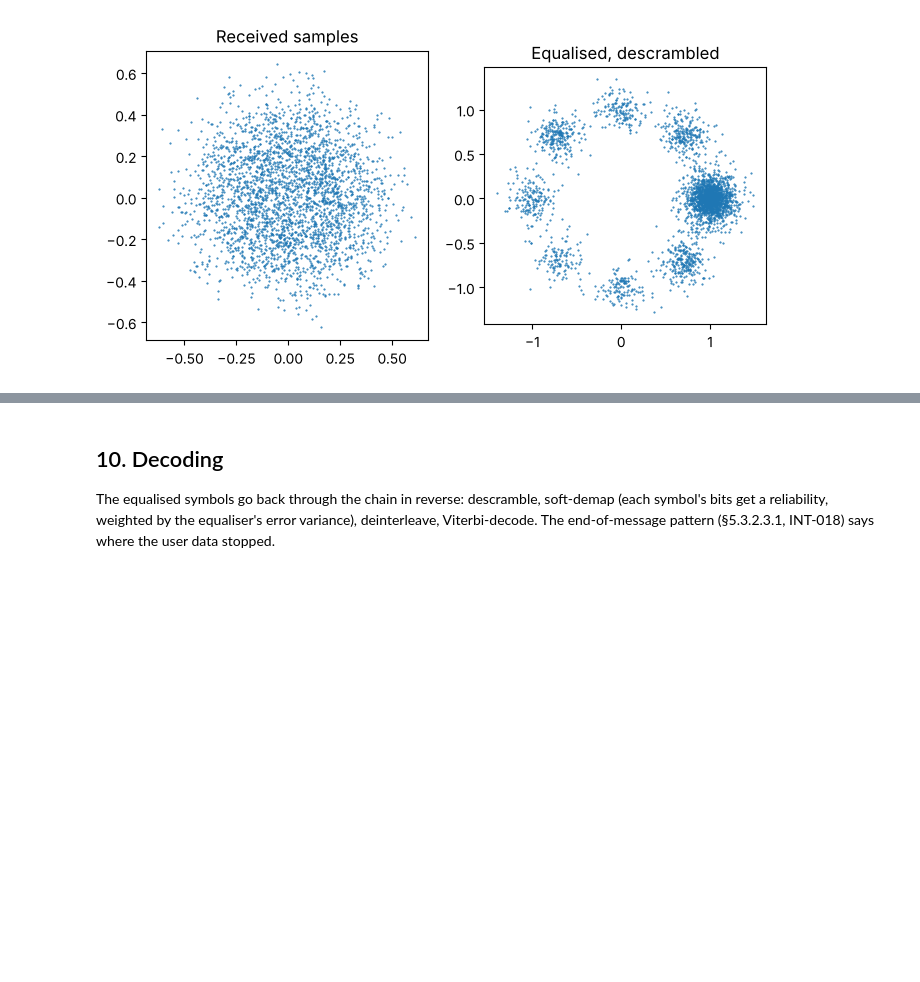
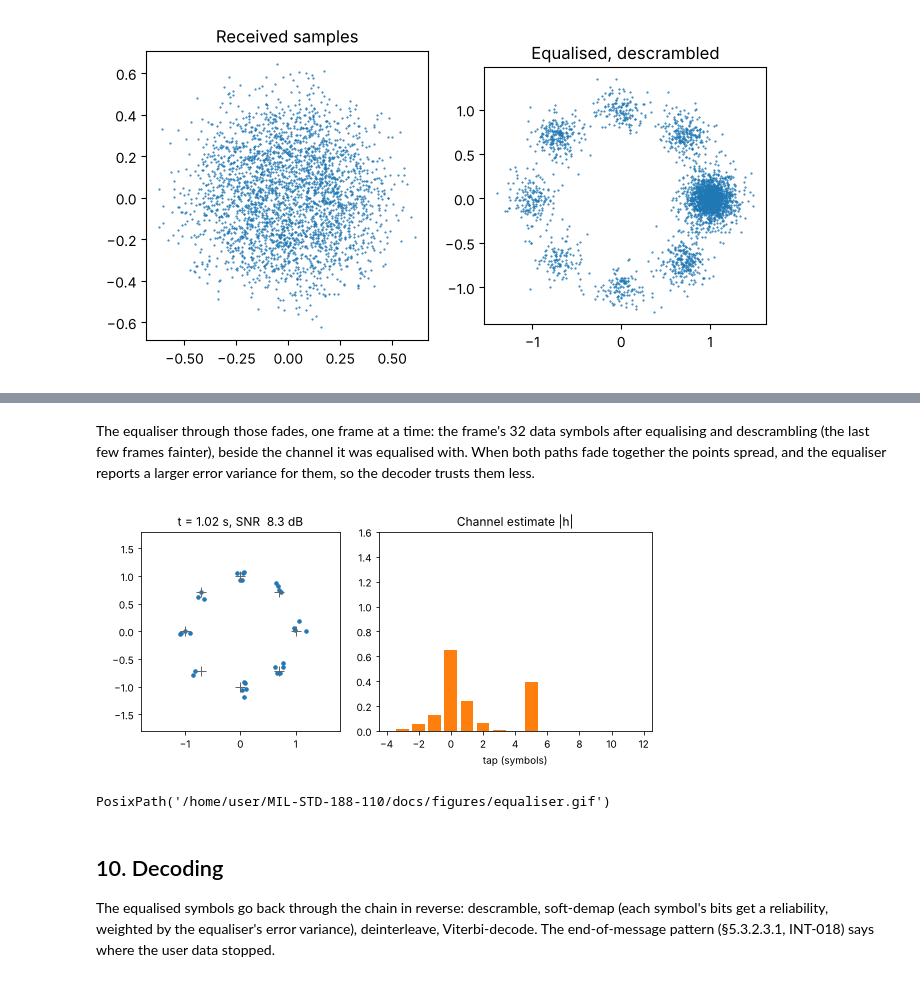
Before and after one commit to Willt125/MIL-STD-188-110, a Jupyter notebook: docs/walkthrough.ipynb, the cells around one changed output, grey strips where cells are left out. Cells and saved outputs as stored; diff of their text form; code cells hidden in the pictures; blank space fills up the shorter version.

```diff
--- a/docs/walkthrough.ipynb
+++ b/docs/walkthrough.ipynb
@@ -423,3 +541,42 @@ plt.show()
+# %% [markdown]
+The equaliser through those fades, one frame at a time: the frame's 32 data symbols
+after equalising and descrambling (the last few frames fainter), beside the channel it
+was equalised with. When both paths fade together the points spread, and the equaliser
+reports a larger error variance for them, so the decoder trusts them less.
+# %%
+data_units = [u for u in units if not u.training]
+shown = data_units[: 40 if QUICK else 150 : 2]
+fig, (ax_c, ax_h) = plt.subplots(1, 2, figsize=(8, 3.8), gridspec_kw={"width_ratios": [1, 1.3]})
+ring = np.exp(1j * np.pi / 4 * np.arange(8))
+(older,) = ax_c.plot([], [], ".", color="C0", alpha=0.25, markersize=4)
+(current,) = ax_c.plot([], [], ".", color="C0", markersize=7)
+ax_c.plot(ring.real, ring.imag, "+", color="0.4", markersize=10)
+ax_c.set_xlim(-1.8, 1.8)
+ax_c.set_ylim(-1.8, 1.8)
+ax_c.set_aspect("equal")
+bars = ax_h.bar(offsets, np.zeros(offsets.size), color="C1")
+ax_h.set_xlim(-4.5, 12.5)
+ax_h.set_ylim(0, 1.6)
+ax_h.set_xlabel("tap (symbols)")
+ax_h.set_title("Channel estimate |h|")
+fig.tight_layout()
+
+
+def draw_equaliser(i):
+    u = shown[i]
+    past = np.concatenate([v.data for v in shown[max(0, i - 4) : i]] or [np.zeros(0)])
+    older.set_data(past.real, past.imag)
+    current.set_data(u.data.real, u.data.imag)
+    for bar, value in zip(bars, np.abs(u.h), strict=True):
+        bar.set_height(value)
+    ax_c.set_title(f"t = {u.time_s:.2f} s, SNR {u.snr_db:4.1f} dB")
+    return older, current, *bars
+
+
+save_gif(FuncAnimation(fig, draw_equaliser, frames=len(shown)), "equaliser", fps=8)
+# %% [output]
+[figure, added]
+PosixPath('/home/user/MIL-STD-188-110/docs/figures/equaliser.gif')
 # %% [markdown]
 ## 10. Decoding
 
```
Also changed, not shown: parts of 7 cells of this notebook, 9 other files.
